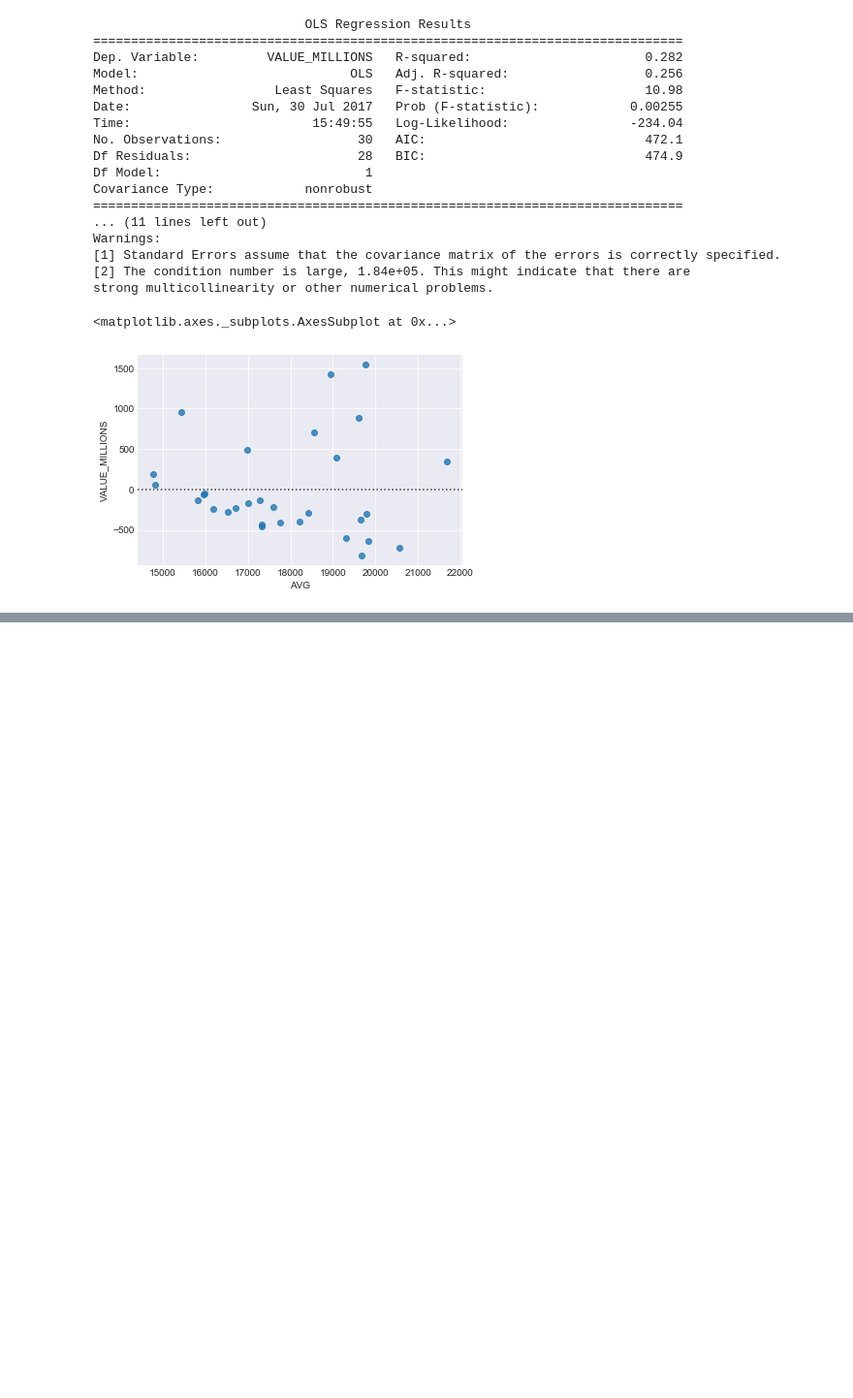
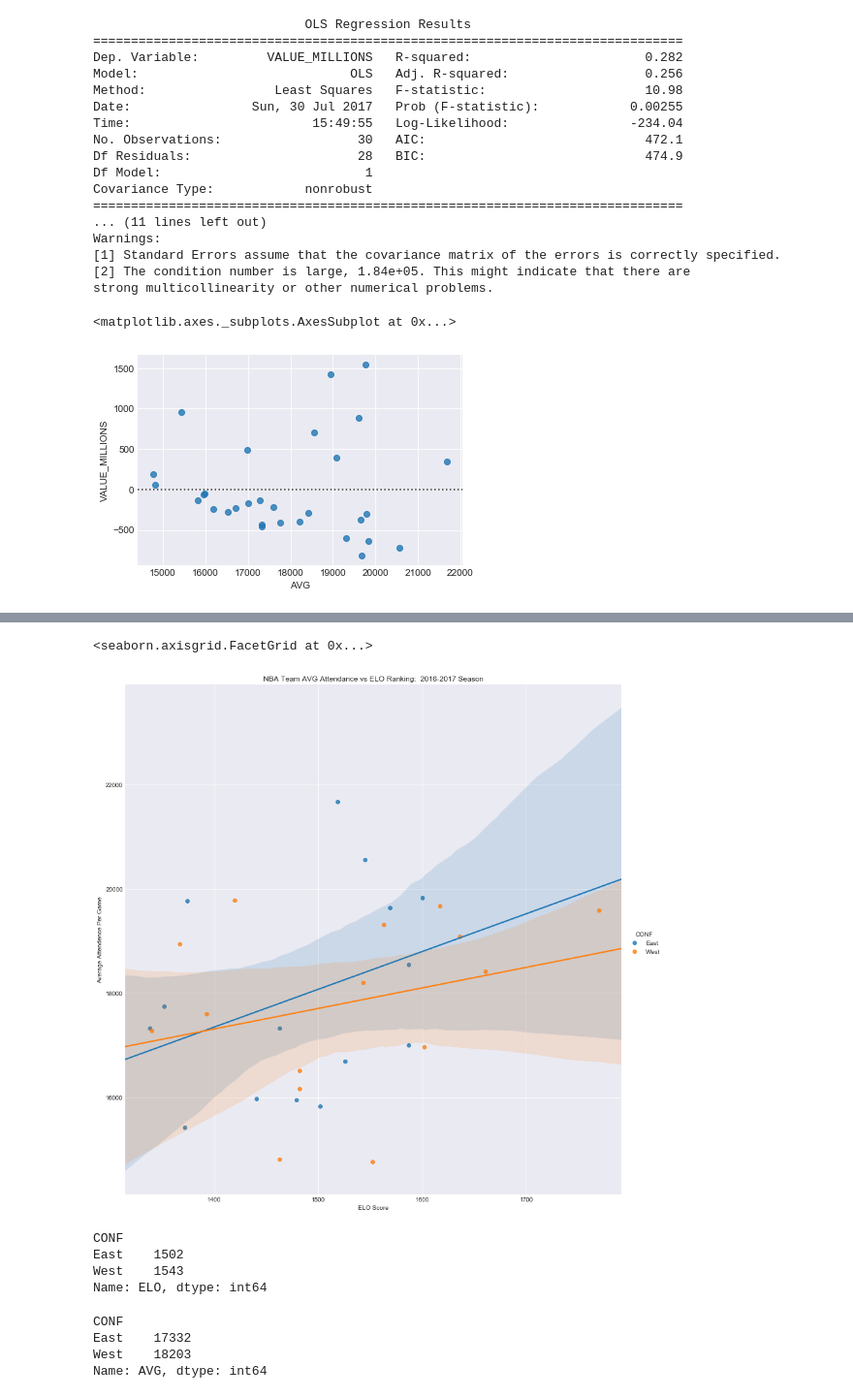
Before and after one commit to noahgift/socialpowernba, a Jupyter notebook: notebooks/exploring_endorsement_revenue_nba.ipynb, the cells around one changed output, grey strips where cells are left out. Shown at 97% size. Drawn from its saved outputs; the diff is of its cells as text; code cells hidden in the pictures; blank space fills up the shorter version.

```diff
--- a/notebooks/exploring_endorsement_revenue_nba.ipynb
+++ b/notebooks/exploring_endorsement_revenue_nba.ipynb
@@ -147,0 +178,20 @@ sns.residplot(y="VALUE_MILLIONS", x="AVG", data=attendance_valuation_df)
+# %%
+ax = sns.lmplot(x="ELO", y="AVG", data=attendance_valuation_elo_df, hue="CONF", size=12)
+ax.set(xlabel='ELO Score', ylabel='Average Attendence Per Game', title="NBA Team AVG Attendance vs ELO Ranking:  2016-2017 Season")
+# %% [output]
+<seaborn.axisgrid.FacetGrid at 0x...>
+[figure, added]
+# %%
+attendance_valuation_elo_df.groupby("CONF")["ELO"].median()
+# %% [output]
+CONF
+East    1502
+West    1543
+Name: ELO, dtype: int64
+# %%
+attendance_valuation_elo_df.groupby("CONF")["AVG"].median()
+# %% [output]
+CONF
+East    17332
+West    18203
+Name: AVG, dtype: int64
```
Also changed, not shown: parts of 8 cells of this notebook, 1 other file.
